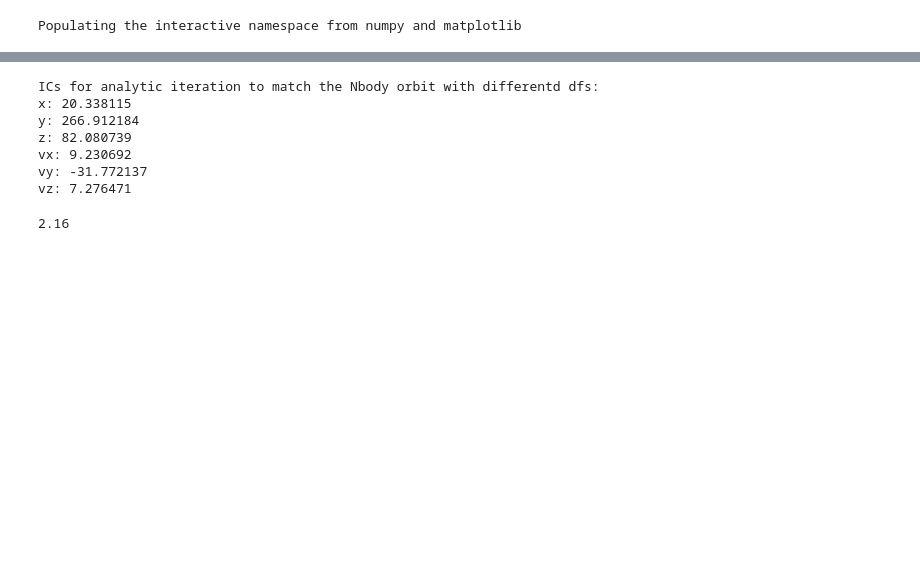
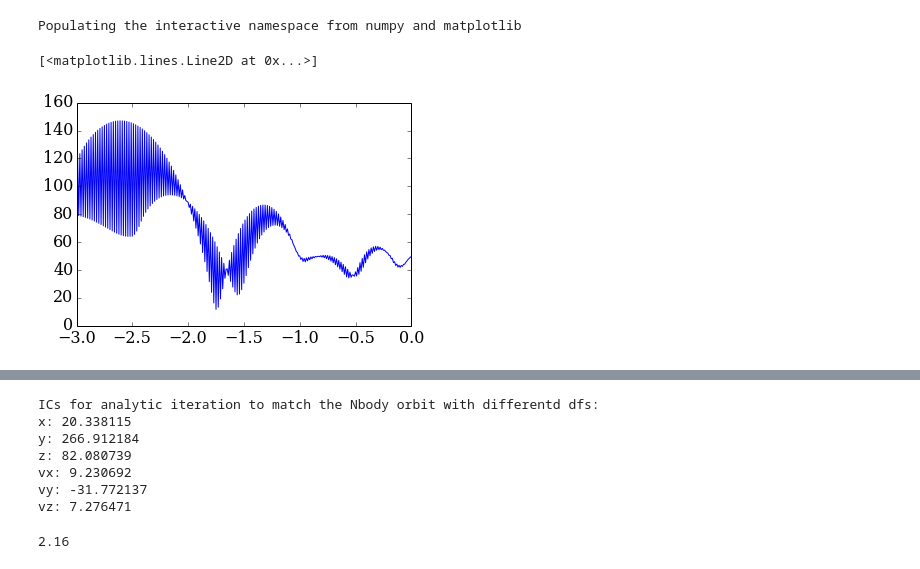
Before and after one commit to jngaravitoc/LMC-MW, a Jupyter notebook: code/LMC_orbit/LMC4_orbit.ipynb, the cells around one changed output, grey strips where cells are left out. Saved outputs shown, nothing was run; the diff lists cells and outputs as text; code cells hidden in the pictures; blank space fills up the shorter version.

```diff
--- a/code/LMC_orbit/LMC4_orbit.ipynb
+++ b/code/LMC_orbit/LMC4_orbit.ipynb
@@ -11,3 +25,8 @@ matplotlib.rc('font', **font)
+# %%
+plot(t, np.sqrt(sat_R[:,0]**2 + sat_R[:,1]**2 + sat_R[:,2]**2))
+# %% [output]
+[<matplotlib.lines.Line2D at 0x...>]
+[figure, added]
 # %%
 # Function that reads the data from the Analytic integration
 #Galactocentic distances and velocities
```
Also changed, not shown: parts of 8 cells of this notebook.
